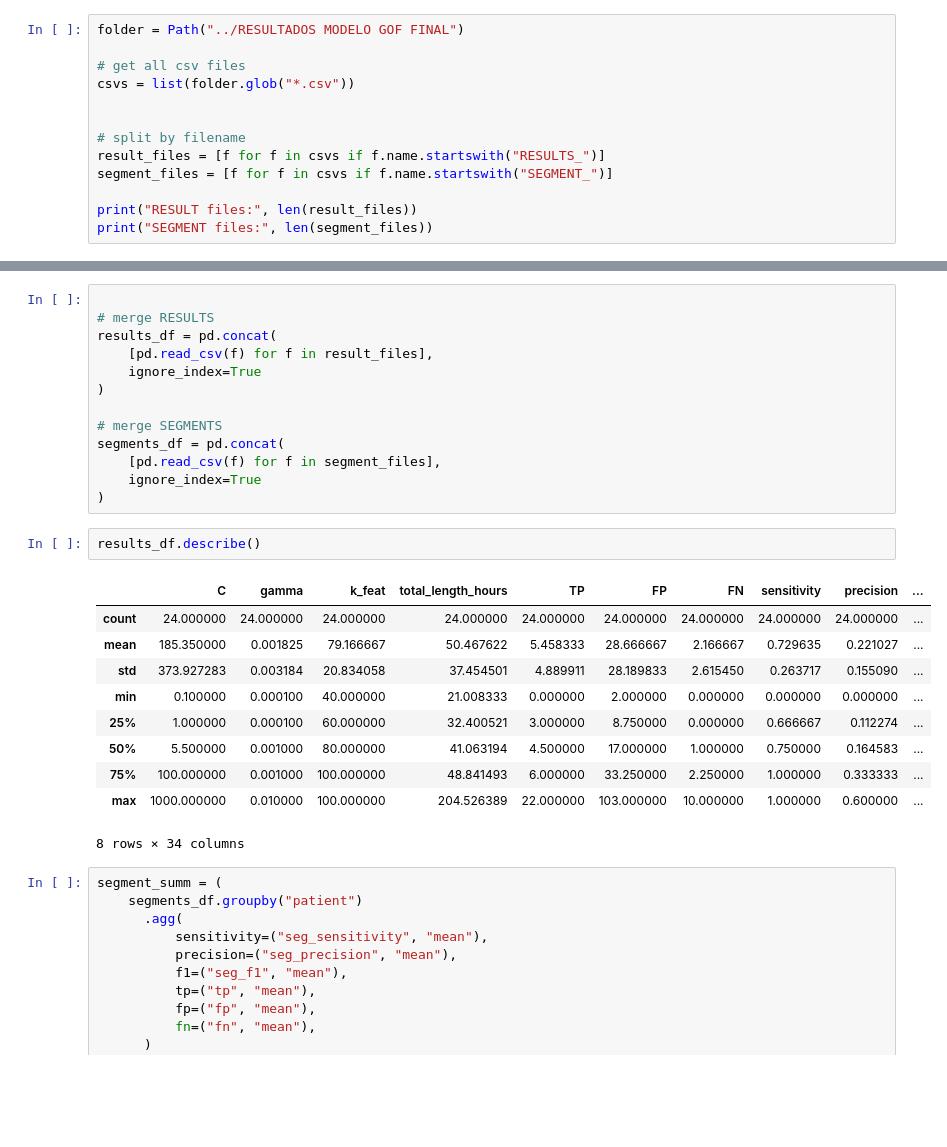
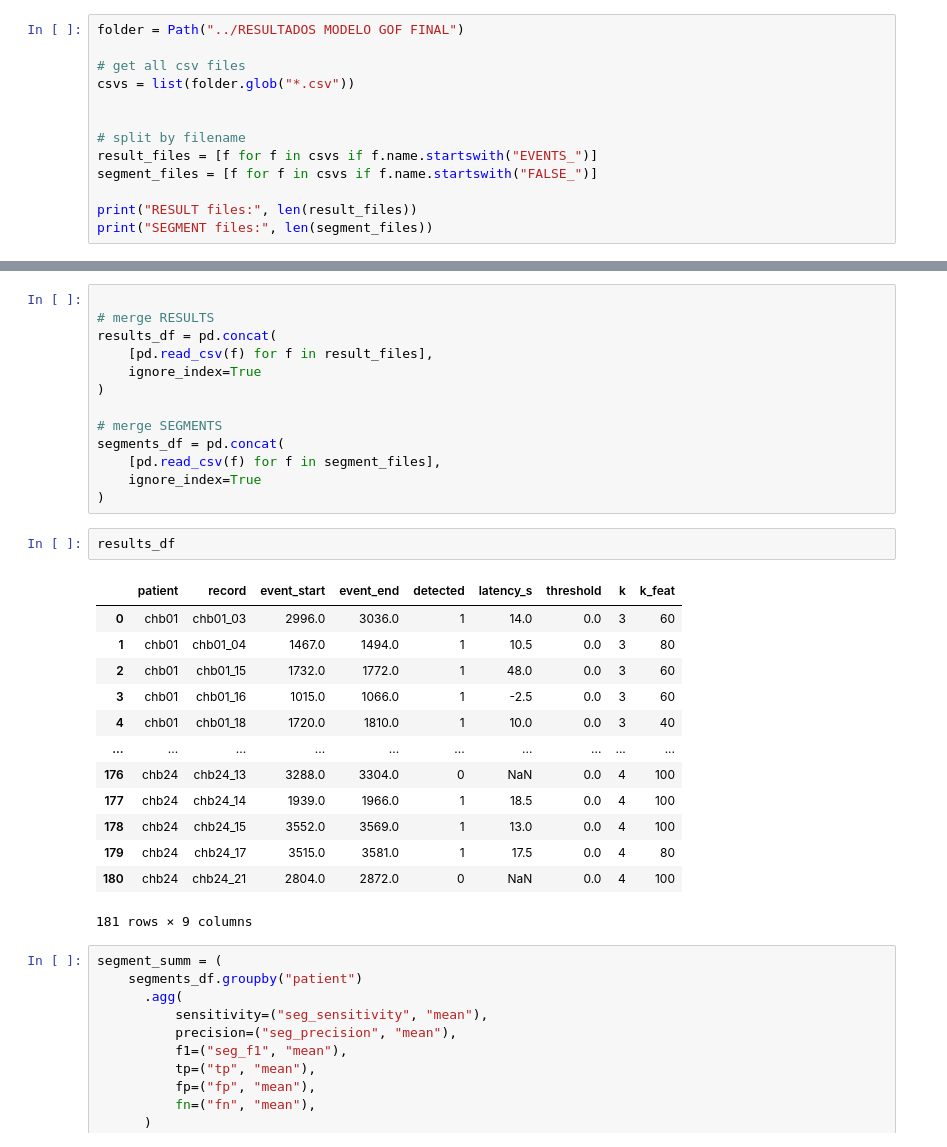
Before and after one commit to ritzww/THESIS_Directed_Connectivity_and_Data_Leakage_In_EEG_Seizure_Detection, a Jupyter notebook: merger.ipynb, the cells around one changed output, grey strips where cells are left out. Cells and saved outputs as stored; diff of their text form; blank space fills up the shorter version.

```diff
--- a/merger.ipynb
+++ b/merger.ipynb
@@ -11,8 +11,8 @@ csvs = list(folder.glob("*.csv"))
 
 
 # split by filename
-result_files = [f for f in csvs if f.name.startswith("RESULTS_")]
-segment_files = [f for f in csvs if f.name.startswith("SEGMENT_")]
+result_files = [f for f in csvs if f.name.startswith("EVENTS_")]
+segment_files = [f for f in csvs if f.name.startswith("FALSE_")]
 
 print("RESULT files:", len(result_files))
 print("SEGMENT files:", len(segment_files))
@@ -33,18 +33,21 @@ segments_df = pd.concat(
     ignore_index=True
 )
 # %%
-results_df.describe()
+results_df
 # %% [output]
-|  | C | gamma | k_feat | total_length_hours | TP | FP | FN | sensitivity | precision | ... |
-| count | 24.000000 | 24.000000 | 24.000000 | 24.000000 | 24.000000 | 24.000000 | 24.000000 | 24.000000 | 24.000000 | ... |
-| mean | 185.350000 | 0.001825 | 79.166667 | 50.467622 | 5.458333 | 28.666667 | 2.166667 | 0.729635 | 0.221027 | ... |
-| std | 373.927283 | 0.003184 | 20.834058 | 37.454501 | 4.889911 | 28.189833 | 2.615450 | 0.263717 | 0.155090 | ... |
-| min | 0.100000 | 0.000100 | 40.000000 | 21.008333 | 0.000000 | 2.000000 | 0.000000 | 0.000000 | 0.000000 | ... |
-| 25% | 1.000000 | 0.000100 | 60.000000 | 32.400521 | 3.000000 | 8.750000 | 0.000000 | 0.666667 | 0.112274 | ... |
-| 50% | 5.500000 | 0.001000 | 80.000000 | 41.063194 | 4.500000 | 17.000000 | 1.000000 | 0.750000 | 0.164583 | ... |
-| 75% | 100.000000 | 0.001000 | 100.000000 | 48.841493 | 6.000000 | 33.250000 | 2.250000 | 1.000000 | 0.333333 | ... |
-| max | 1000.000000 | 0.010000 | 100.000000 | 204.526389 | 22.000000 | 103.000000 | 10.000000 | 1.000000 | 0.600000 | ... |
+|  | patient | record | event_start | event_end | detected | latency_s | threshold | k | k_feat |
+| 0 | chb01 | chb01_03 | 2996.0 | 3036.0 | 1 | 14.0 | 0.0 | 3 | 60 |
+| 1 | chb01 | chb01_04 | 1467.0 | 1494.0 | 1 | 10.5 | 0.0 | 3 | 80 |
+| 2 | chb01 | chb01_15 | 1732.0 | 1772.0 | 1 | 48.0 | 0.0 | 3 | 60 |
+| 3 | chb01 | chb01_16 | 1015.0 | 1066.0 | 1 | -2.5 | 0.0 | 3 | 60 |
+| 4 | chb01 | chb01_18 | 1720.0 | 1810.0 | 1 | 10.0 | 0.0 | 3 | 40 |
+| ... | ... | ... | ... | ... | ... | ... | ... | ... | ... |
+| 176 | chb24 | chb24_13 | 3288.0 | 3304.0 | 0 | NaN | 0.0 | 4 | 100 |
+| 177 | chb24 | chb24_14 | 1939.0 | 1966.0 | 1 | 18.5 | 0.0 | 4 | 100 |
+| 178 | chb24 | chb24_15 | 3552.0 | 3569.0 | 1 | 13.0 | 0.0 | 4 | 100 |
+| 179 | chb24 | chb24_17 | 3515.0 | 3581.0 | 1 | 17.5 | 0.0 | 4 | 80 |
+| 180 | chb24 | chb24_21 | 2804.0 | 2872.0 | 0 | NaN | 0.0 | 4 | 100 |
-8 rows × 34 columns
+181 rows × 9 columns
 # %%
 segment_summ = (
     segments_df.groupby("patient")
```
Also changed, not shown: parts of 1 cell of this notebook, 39 other files.
